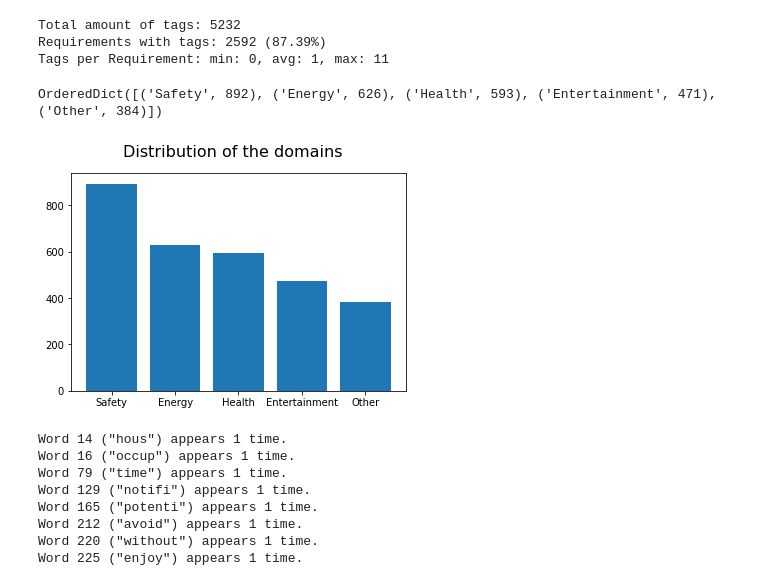
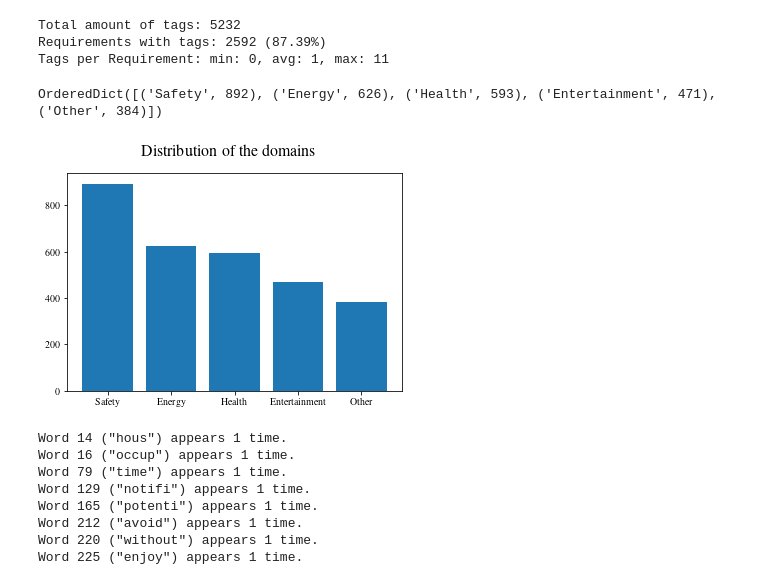
Before and after one commit to firstdayofjune/aire-20, a Jupyter notebook: python/Mare.ipynb, the cells around one changed output. Saved outputs shown, nothing was run; the diff lists cells and outputs as text; code cells hidden in the pictures.

```diff
--- a/python/Mare.ipynb
+++ b/python/Mare.ipynb
@@ -28,10 +31,10 @@ Total amount of tags: 5232
 Requirements with tags: 2592 (87.39%)
 Tags per Requirement: min: 0, avg: 1, max: 11
 # %%
-nlp.analyze_domains()
+nlp.analyze_domains('../figures/domain_analysis_latex.pdf')
 # %% [output]
 OrderedDict([('Safety', 892), ('Energy', 626), ('Health', 593), ('Entertainment', 471), ('Other', 384)])
-[figure, old version]
+[figure, new version]
 # %%
 lda = LDAAnalyzer(preprocessor.requirements)
 lda.prepare()
```
Also changed, not shown: parts of 1 cell of this notebook, 8 other files.
